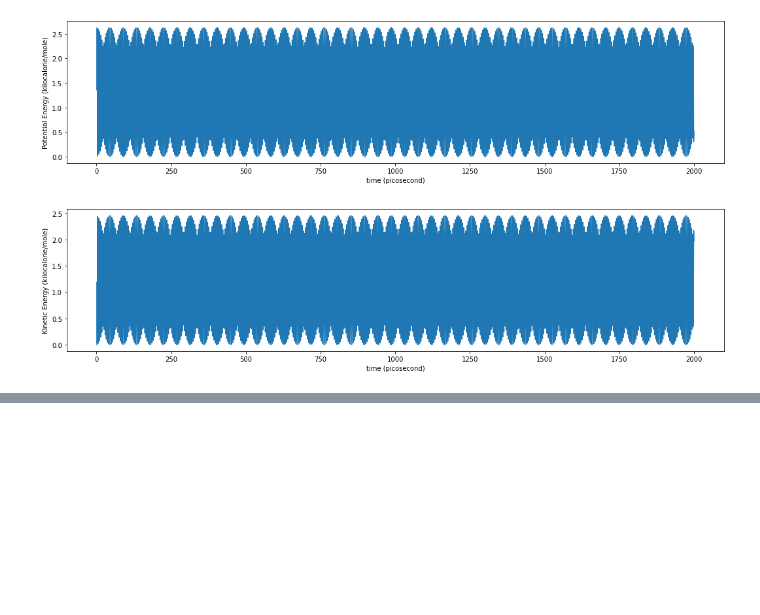
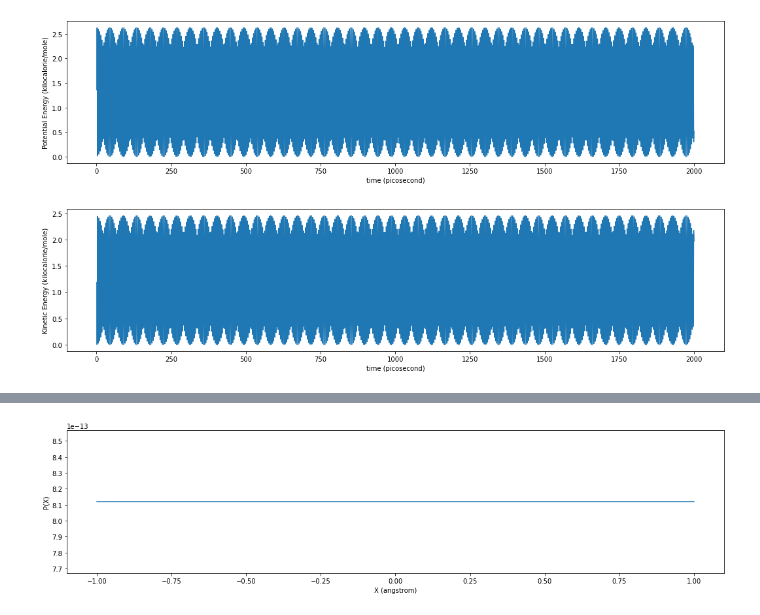
Before and after one commit to Daniel-Ibarrola/Molecular-Dynamics, a Jupyter notebook: harmonic_well/harmonic_well.ipynb, the cells around one changed output, grey strips where cells are left out. Drawn from its saved outputs; the diff is of its cells as text; code cells hidden in the pictures; blank space fills up the shorter version.

Commit message:
Plot probability density

```diff
--- a/harmonic_well/harmonic_well.ipynb
+++ b/harmonic_well/harmonic_well.ipynb
@@ -246,0 +253,34 @@ simulate_and_plot(temperature=300, friction=0.0, step=0.01, initial_vel=10.)
+# %%
+BOLTZMANN = openmm.unit.constants.BOLTZMANN_CONSTANT_kB
+
+def probability_density(temperature: openmm.unit.Quantity,
+                        positions: openmm.unit.Quantity) -> np.ndarray:
+    """ Calculate the theoretical probability density in one
+        dimension.
+    """
+    beta = BOLTZMANN * temperature
+    K = 0.001 * unit.angstrom/unit.picosecond**2
+    constant = beta * K / (2 * np.pi)
+    constant = np.sqrt(constant.value_in_unit(constant.unit))
+    return  constant * np.exp((-beta / 2) * np.square(positions))
+
+
+
+def plot_prob_density() -> None:
+    """ Plot the theoretical probability density.
+    """
+    positions = np.linspace(-1, 1) * unit.angstroms
+    prob = probability_density(temperature=300*unit.kelvin,
+                               positions=positions
+                               )
+
+    plt.rcParams['figure.figsize'] = 18, 4
+
+    plt.plot(positions, prob)
+    plt.ylabel("P(X)")
+    plt.xlabel('X ({})'.format(positions.unit))
+    plt.show()
+# %%
+plot_prob_density()
+# %% [output]
+[figure, added]
```
Also changed, not shown: parts of 4 cells of this notebook.
